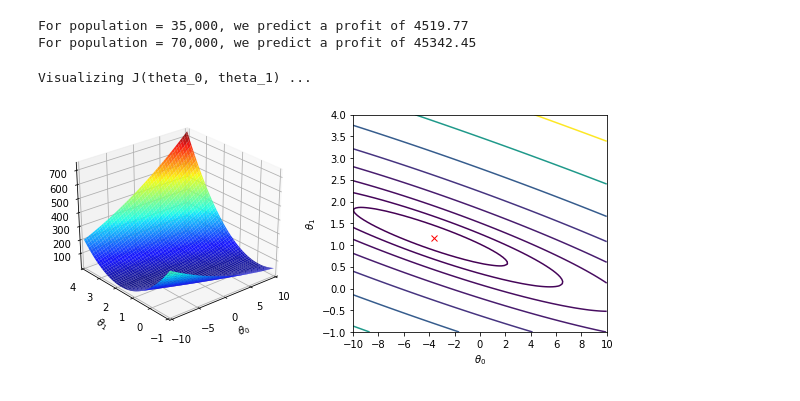
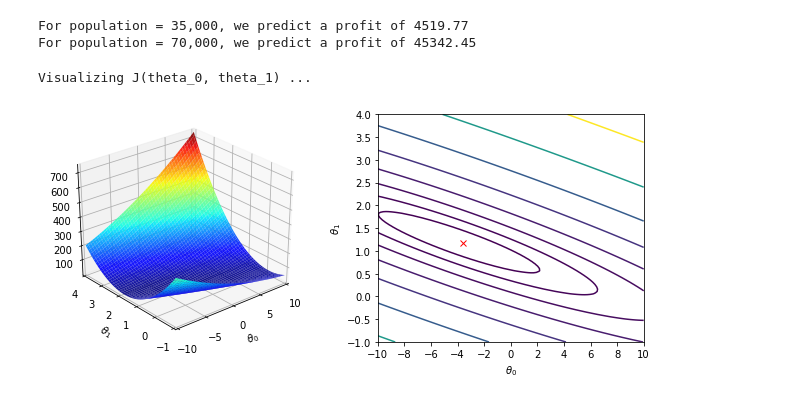
Before and after one commit to junwon1994/Coursera-ML, a Jupyter notebook: notebook/ex1.ipynb, the cells around one changed output. Drawn from its saved outputs; the diff is of its cells as text; code cells hidden in the pictures.

```diff
--- a/notebook/ex1.ipynb
+++ b/notebook/ex1.ipynb
@@ -53,7 +54,7 @@ def computeCost(X, y, theta):
     hypothesis = np.dot(X, theta)
     error = hypothesis - y
 
-    J = np.dot(error.T, error) / (2 * m)
+    J = error.T.dot(error) / (2 * m)
 
     return J
 
@@ -63,10 +64,10 @@ def gradientDescent(X, y, theta, alpha, num_iters):
     J_history = np.zeros(num_iters)
 
     for i in range(num_iters):
-        hypothesis = np.dot(X, theta)
+        hypothesis = X.dot(theta)
         error = hypothesis - y
 
-        theta_grad = np.dot(X.T, error) / m
+        theta_grad = X.T.dot(error) / m
 
         theta -= alpha * theta_grad
         J_history[i] = computeCost(X, y, theta)
@@ -150,33 +153,34 @@ for i, theta0 in enumerate(theta0_vals):
         J_vals[i, j] = computeCost(X, y, t)
 
 # Because of the way meshgrids work in the surface command, we need to
 # transpose J_vals before calling surface, or else the axes will be flipped
 J_vals = J_vals.T
 theta0_vals, theta1_vals = np.meshgrid(theta0_vals, theta1_vals)
 
 # Suface plot
-fig = plt.figure(figsize=(10, 4))
+fig = plt.figure(figsize=(8.7, 4))
 ax = fig.add_subplot(1, 2, 1, projection='3d')
 
 ax.plot_surface(theta0_vals, theta1_vals, J_vals, cmap=cm.jet, alpha=0.9)
 ax.view_init(30, 50)
 ax.axis([10, -10, 4, -1])
 ax.xaxis.set_major_locator(LinearLocator(5))
 ax.set_xlabel(r'$\theta_0$')
 ax.set_ylabel(r'$\theta_1$')
 
 
 # Contour plot
 ax = fig.add_subplot(1, 2, 2)
 
 # Plot J_vals as 15 contours spaced logarithmically between 0.01 and 100
 ax.contour(theta0_vals, theta1_vals, J_vals, np.logspace(-2, 3, 20))
 ax.xaxis.set_major_locator(LinearLocator(11))
 ax.yaxis.set_major_locator(LinearLocator(11))
 ax.set_xlabel(r'$\theta_0$')
 ax.set_ylabel(r'$\theta_1$')
 ax.plot(theta[0], theta[1], 'rx')
-None
+
+plt.tight_layout()
 # %% [output]
 Visualizing J(theta_0, theta_1) ...
-[figure, old version]
+[figure, new version]
```
Also changed, not shown: parts of 2 cells of this notebook.
